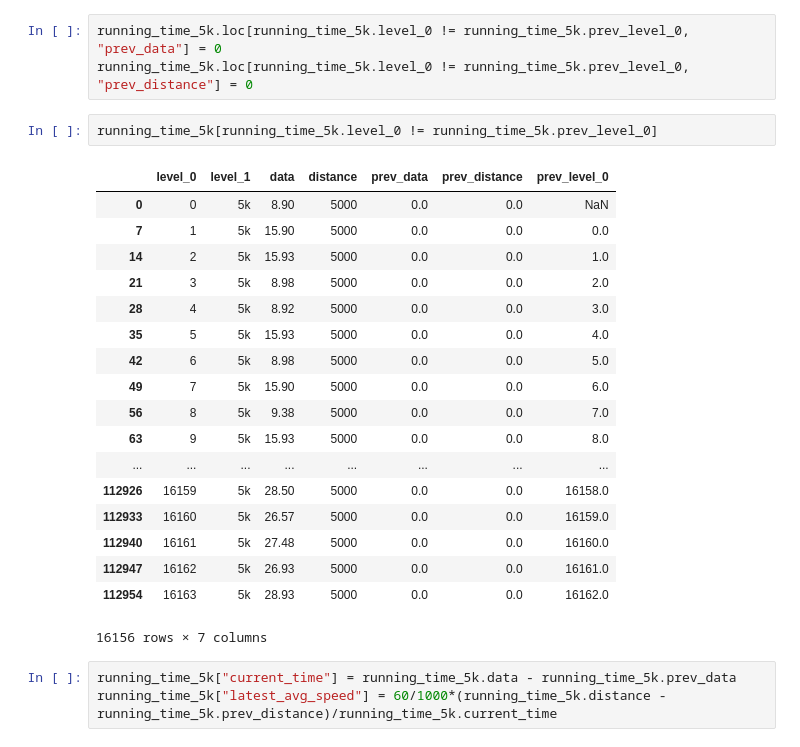
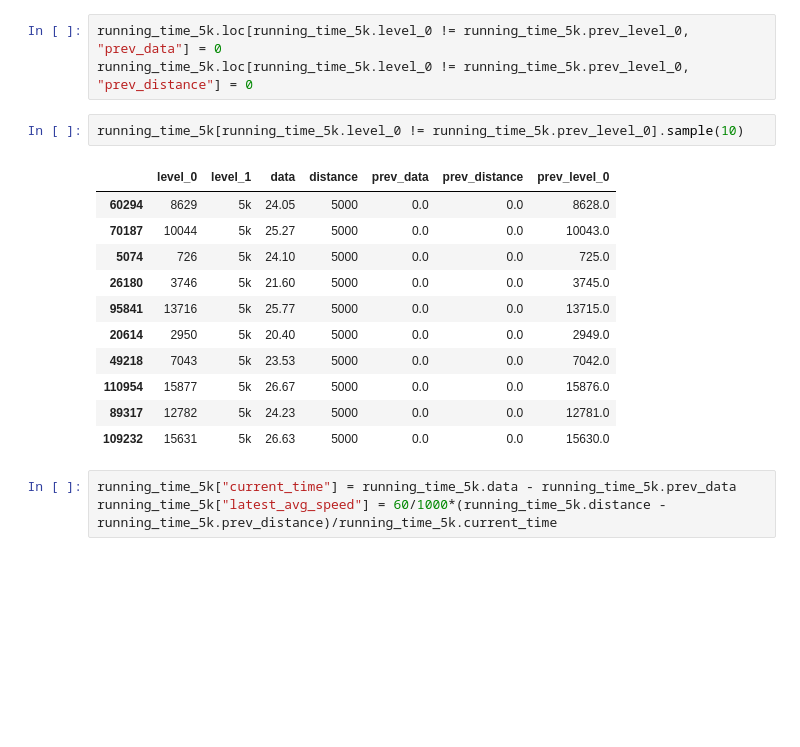
Before and after one commit to percevalve/test, a Jupyter notebook: Boston Marathon Visualisation and Clustering.ipynb, the cells around one changed output. Saved outputs shown, nothing was run; the diff lists cells and outputs as text; blank space fills up the shorter version.

```diff
--- a/Boston Marathon Visualisation and Clustering.ipynb
+++ b/Boston Marathon Visualisation and Clustering.ipynb
@@ -91,26 +92,19 @@ running_time_5k.sample(5)
 running_time_5k.loc[running_time_5k.level_0 != running_time_5k.prev_level_0, "prev_data"] = 0
 running_time_5k.loc[running_time_5k.level_0 != running_time_5k.prev_level_0, "prev_distance"] = 0
 # %%
-running_time_5k[running_time_5k.level_0 != running_time_5k.prev_level_0]
+running_time_5k[running_time_5k.level_0 != running_time_5k.prev_level_0].sample(10)
 # %% [output]
 |  | level_0 | level_1 | data | distance | prev_data | prev_distance | prev_level_0 |
-| 0 | 0 | 5k | 8.90 | 5000 | 0.0 | 0.0 | NaN |
-| 7 | 1 | 5k | 15.90 | 5000 | 0.0 | 0.0 | 0.0 |
-| 14 | 2 | 5k | 15.93 | 5000 | 0.0 | 0.0 | 1.0 |
-| 21 | 3 | 5k | 8.98 | 5000 | 0.0 | 0.0 | 2.0 |
-| 28 | 4 | 5k | 8.92 | 5000 | 0.0 | 0.0 | 3.0 |
-| 35 | 5 | 5k | 15.93 | 5000 | 0.0 | 0.0 | 4.0 |
-| 42 | 6 | 5k | 8.98 | 5000 | 0.0 | 0.0 | 5.0 |
-| 49 | 7 | 5k | 15.90 | 5000 | 0.0 | 0.0 | 6.0 |
-| 56 | 8 | 5k | 9.38 | 5000 | 0.0 | 0.0 | 7.0 |
-| 63 | 9 | 5k | 15.93 | 5000 | 0.0 | 0.0 | 8.0 |
-| ... | ... | ... | ... | ... | ... | ... | ... |
-| 112926 | 16159 | 5k | 28.50 | 5000 | 0.0 | 0.0 | 16158.0 |
-| 112933 | 16160 | 5k | 26.57 | 5000 | 0.0 | 0.0 | 16159.0 |
-| 112940 | 16161 | 5k | 27.48 | 5000 | 0.0 | 0.0 | 16160.0 |
-| 112947 | 16162 | 5k | 26.93 | 5000 | 0.0 | 0.0 | 16161.0 |
-| 112954 | 16163 | 5k | 28.93 | 5000 | 0.0 | 0.0 | 16162.0 |
+| 60294 | 8629 | 5k | 24.05 | 5000 | 0.0 | 0.0 | 8628.0 |
+| 70187 | 10044 | 5k | 25.27 | 5000 | 0.0 | 0.0 | 10043.0 |
+| 5074 | 726 | 5k | 24.10 | 5000 | 0.0 | 0.0 | 725.0 |
+| 26180 | 3746 | 5k | 21.60 | 5000 | 0.0 | 0.0 | 3745.0 |
+| 95841 | 13716 | 5k | 25.77 | 5000 | 0.0 | 0.0 | 13715.0 |
+| 20614 | 2950 | 5k | 20.40 | 5000 | 0.0 | 0.0 | 2949.0 |
+| 49218 | 7043 | 5k | 23.53 | 5000 | 0.0 | 0.0 | 7042.0 |
+| 110954 | 15877 | 5k | 26.67 | 5000 | 0.0 | 0.0 | 15876.0 |
+| 89317 | 12782 | 5k | 24.23 | 5000 | 0.0 | 0.0 | 12781.0 |
+| 109232 | 15631 | 5k | 26.63 | 5000 | 0.0 | 0.0 | 15630.0 |
-16156 rows × 7 columns
 # %%
 running_time_5k["current_time"] = running_time_5k.data - running_time_5k.prev_data
 running_time_5k["latest_avg_speed"] = 60/1000*(running_time_5k.distance - running_time_5k.prev_distance)/running_time_5k.current_time
```
Also changed, not shown: parts of 38 cells of this notebook, 1 other file.
